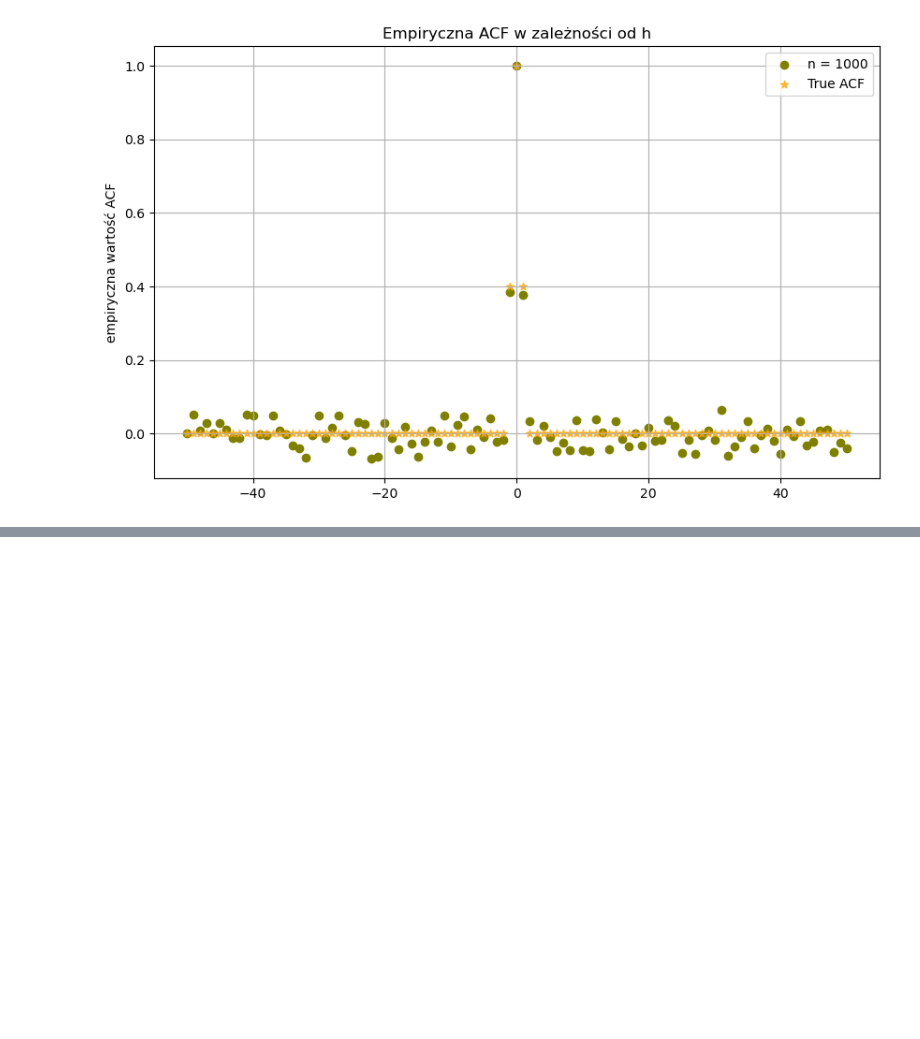
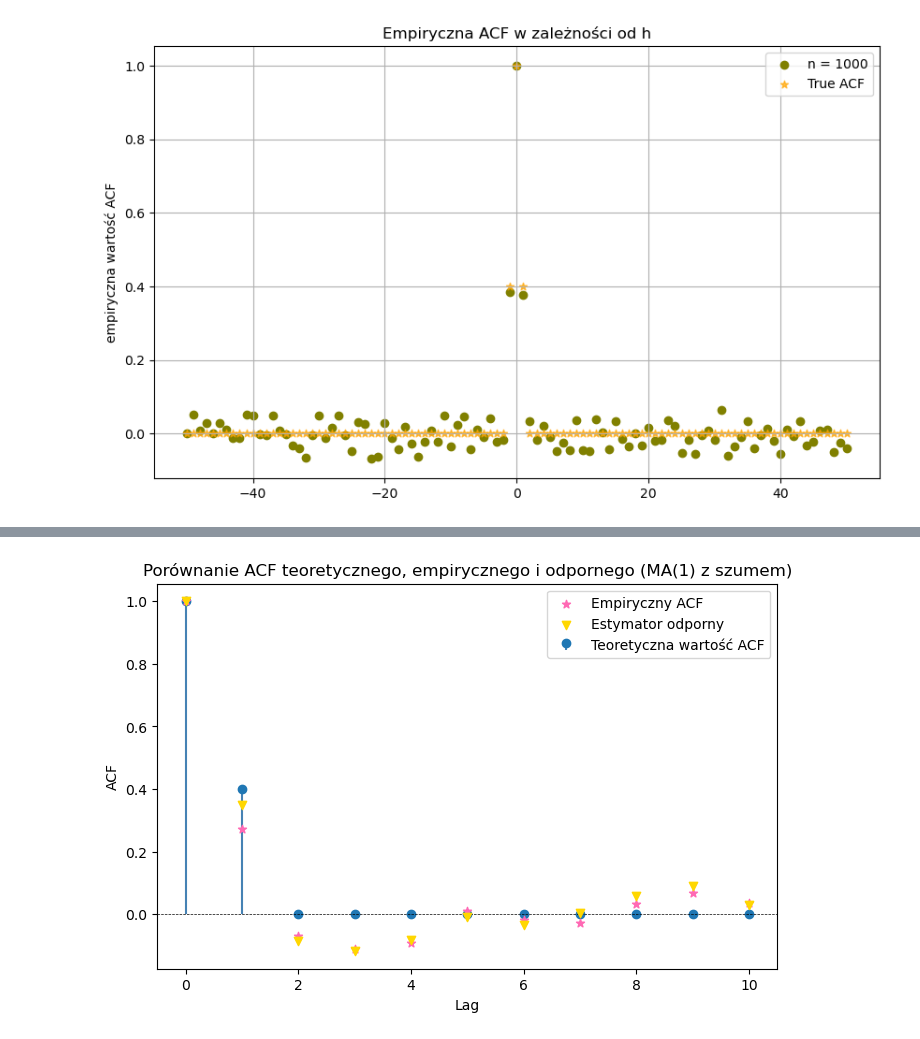
Before and after one commit to 13928861/komputerowa_analiza, a Jupyter notebook: kaszcz lista4.ipynb, the cells around one changed output, grey strips where cells are left out. Saved outputs shown, nothing was run; the diff lists cells and outputs as text; code cells hidden in the pictures; blank space fills up the shorter version.

```diff
--- a/kaszcz lista4.ipynb
+++ b/kaszcz lista4.ipynb
@@ -155,0 +232,43 @@ plt.show()
+# %%
+a= 15
+p= 0.01
+# %%
+def dane_zaszumione(n, sigma, theta, a, p):
+    Z = np.random.normal(0, sigma, size=n+1)
+    X = Z[1:] + theta * Z[:-1]
+
+    random_p = np.random.uniform(0, 1, size=n)
+    for i in range(n):
+        if random_p[i] < p / 2:
+            X[i] += a
+        elif p / 2 <= random_p[i] < p:
+            X[i] -= a
+
+    return X
+
+X_zaszumione = dane_zaszumione(n, sigma, theta, a, p)
+
+lags = np.arange(11)
+emp_acf = [empACF(X_zaszumione, h) for h in lags]
+odp_acf = [odpornyACF(X_zaszumione, h, alpha=0.01) for h in lags]
+teo_acf = [MA1teoACF(h, theta) for h in lags]
+
+df = pd.DataFrame({
+    "lag": lags,
+    "emp_acf": emp_acf,
+    "odp_acf": odp_acf,
+    "teo_acf": teo_acf
+})
+# %%
+plt.figure(figsize=(8, 5))
+plt.stem(df["lag"], df["teo_acf"], linefmt='steelblue', markerfmt='o', basefmt='none', label='Teoretyczna wartość ACF')
+plt.scatter(df["lag"], df["emp_acf"], color='hotpink', label='Empiryczny ACF', marker='*', zorder=5)
+plt.scatter(df["lag"], df["odp_acf"], color='gold', label='Estymator odporny', marker='v', zorder=5)
+plt.axhline(0, color='black', linewidth=0.5, linestyle='--')
+plt.xlabel("Lag")
+plt.ylabel("ACF")
+plt.title("Porównanie ACF teoretycznego, empirycznego i odpornego (MA(1) z szumem)")
+plt.legend()
+plt.show()
+# %% [output]
+[figure, added]
```
Also changed, not shown: parts of 20 cells of this notebook.
